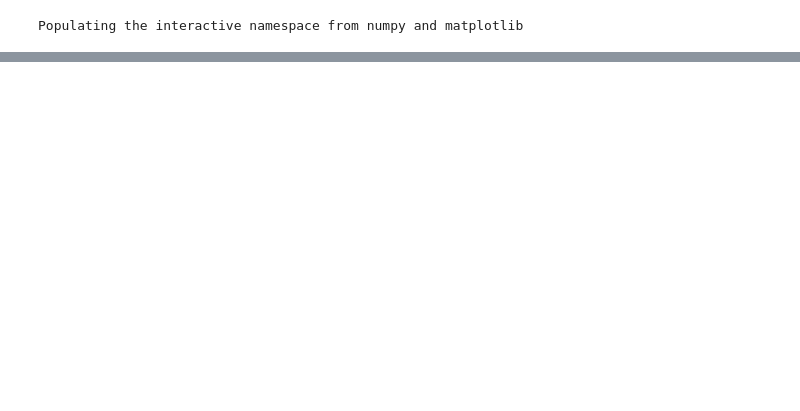
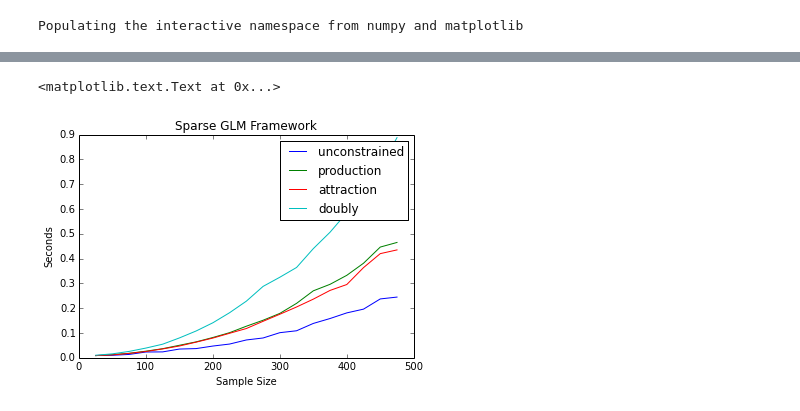
Before and after one commit to pysal/spint, a Jupyter notebook: sparse_grav.ipynb, the cells around one changed output, grey strips where cells are left out. Drawn from its saved outputs; the diff is of its cells as text; code cells hidden in the pictures; blank space fills up the shorter version.

```diff
--- a/sparse_grav.ipynb
+++ b/sparse_grav.ipynb
@@ -45,4 +45,30 @@ def attraction(f ,o, d, o_vars, d_vars, dij, cost='exp', framework='glm'):
 def doubly(f ,o, d, o_vars, d_vars, dij, cost='exp', framework='glm'):
     results = Doubly(f, o, d, dij, 'exp', framework=framework)
     return results
+# %%
+def sim_data(n):
+    o = np.tile(np.arange(n),n)
+    d = np.repeat(np.arange(n),n)
+    loc_size = np.random.randint(25000,500000, n)
+    o_vars = np.tile(loc_size, n)
+    d_vars = np.repeat(loc_size, n)
+    dij = np.random.exponential(2500, n**2)
+    f = o_vars**.3*d_vars**.4*np.exp(dij*-.00005)
+    o = np.reshape(o, (-1,1))
+    d = np.reshape(d, (-1,1))
+    o_vars = np.reshape(o_vars, (-1,1))
+    d_vars = np.reshape(d_vars, (-1,1))
+    dij = np.reshape(dij, (-1,1))
+    f = np.reshape(f, (-1,1))
+    f = f.astype(np.int64)
+    return f, o, d, o_vars, d_vars, dij
+# %%
+def loop(func, start, stop, step, framework='glm'):
+    results = []
+    for n in np.arange(start, stop, step):
+        f, o, d, o_vars, d_vars, dij = sim_data(n)
+        out, elapsed = func(f, o, d, o_vars, d_vars, dij, 'exp', framework=framework)
+        print out.params[-2:]
+        results.append(elapsed)
+    return results
 # %%
@@ -70,0 +98,5 @@ print out.params[-2:]
+# %%
+grav = loop(gravity, 25, 500, 25)
+prod = loop(production, 25, 500, 25)
+att = loop(attraction, 25, 500, 25)
+doub = loop(doubly, 25, 500, 25)
@@ -70,0 +209,11 @@ print out.params[-2:]
+# %%
+x = np.arange(25, 500, 25)
+# %%
+plt.plot(x, grav, x, prod, x, att, x, doub)
+plt.legend(('unconstrained', 'production', 'attraction', 'doubly'))
+plt.title('Sparse GLM Framework')
+plt.xlabel('Sample Size')
+plt.ylabel('Seconds')
+# %% [output]
+<matplotlib.text.Text at 0x...>
+[figure, added]
```
Also changed, not shown: parts of 7 cells of this notebook, 1 other file.
